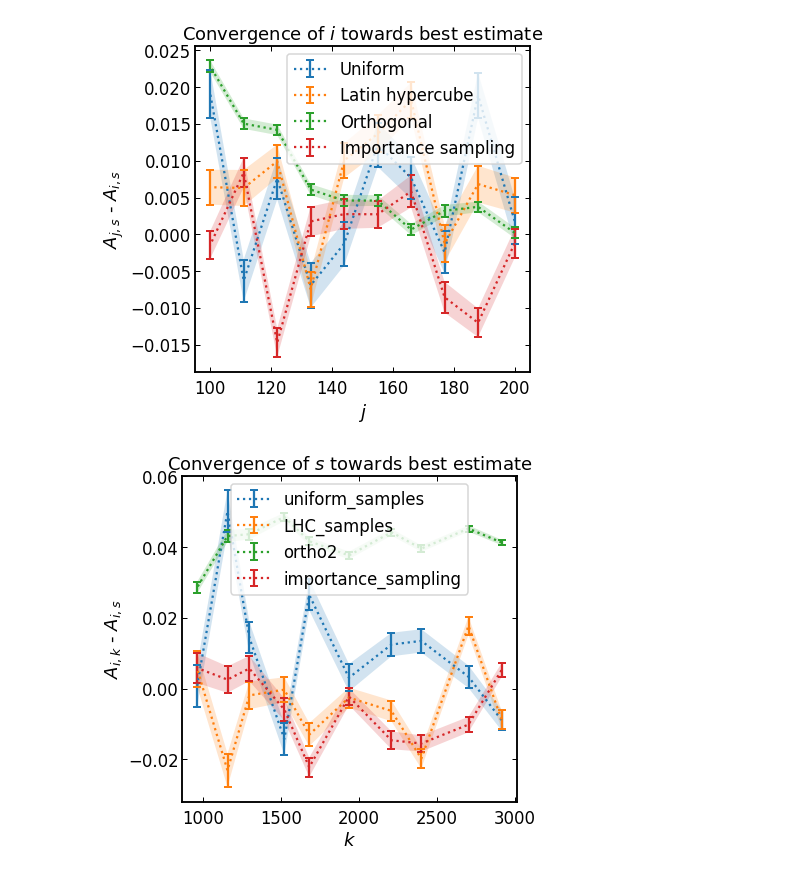
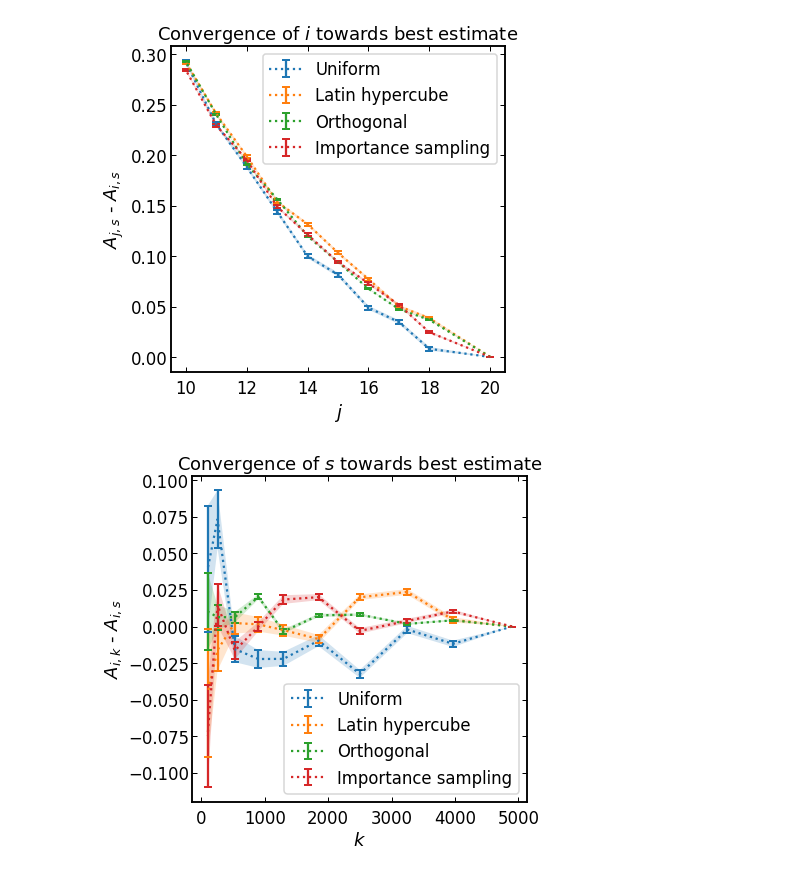
Before and after one commit to JesseFranzua/Mandlebrot, a Jupyter notebook: mandelbrot_combined_results.ipynb, the cells around one changed output. Saved outputs shown, nothing was run; the diff lists cells and outputs as text; code cells hidden in the pictures.

```diff
--- a/mandelbrot_combined_results.ipynb
+++ b/mandelbrot_combined_results.ipynb
@@ -158,7 +158,6 @@ class Convergence():
         self.rand_num_generator = rand_num_generator
         self.areas = 0
         self.max_mean, self.max_std = self.determine_area(max_i, max_s)
-        # self.min_mean, self.min_std = self.determine_area(min_i, min_s)
         self.means = []
         self.stds = []
         print(f'best estimate: {self.max_mean} with a standard deviation of {self.max_std} with i = {max_i}, s = {max_s}')
@@ -176,7 +175,7 @@ class Convergence():
         mean, std = self.determine_area(i, s)
         mean_diff = mean - self.max_mean
         std_diff = std + self.max_std
-        return mean_diff, std_diff
+        return mean_diff, std_diff, mean, std
 # %%
 # sampling area
 real_min = -2
@@ -188,18 +187,20 @@ area_box = (real_max - real_min) * (imag_max - imag_min)
 # settings
 n_cores = os.cpu_count()
 n_runs = 50
-min_i = 100
-max_i = 200
+min_i = 10
+max_i = 20
 n_different_i = 10
-min_s = 1000
-max_s = 3000
+min_s = 100
+max_s = 5000
 n_different_s = 10
 
 i_values = np.linspace(max_i, min_i, n_different_i, dtype=int)
 s_values = np.linspace(sqrt(max_s), sqrt(min_s), n_different_s, dtype=int) ** 2
 
+max_i = i_values[0]
+max_s = s_values[0]
+
 # # lists for looping
-
 
 # stds_s = np.zeros(n_different_s)
 # means_i = np.zeros(n_different_i)
@@ -301,20 +295,20 @@ for lst, name in zip(
         areas_max_all_results,
         stds_max_all_results,
         stds_s_all_results,
-        means_conv_i_all_results,
-        stds_conv_i_all_results,
-        means_conv_s_all_results,
-        stds_conv_s_all_results
+        means_diff_i_all_results,
+        stds_diff_i_all_results,
+        means_diff_s_all_results,
+        stds_diff_s_all_results
     ],
     [
         'areas_min_all_results',
         'areas_max_all_results',
         'stds_max_all_results',
         'stds_s_all_results',
-        'means_conv_i_all_results',
-        'stds_conv_i_all_results',
-        'means_conv_s_all_results',
-        'stds_conv_s_all_results'
+        'means_diff_i_all_results',
+        'stds_diff_i_all_results',
+        'means_diff_s_all_results',
+        'stds_diff_s_all_results'
     ]):
     np.save(f'results/{name}', np.array(lst))
 # %%
@@ -371,22 +365,22 @@ plt.show()
 # %%
 # plot shwoing the convegence towards the best estimate of the area
 
-for means, stds, name in zip(means_conv_i_all_results, stds_conv_i_all_results, sampling_names):
+for means, stds, name in zip(means_diff_i_all_results, stds_diff_i_all_results, sampling_names):
     plt.errorbar(i_values, means, stds, fmt=':', capsize=4, capthick=2, label=name)
     plt.fill_between(i_values, means - stds, means + stds, alpha=0.2)
 plt.legend()
 plt.title('Convergence of $i$ towards best estimate')
 plt.xlabel('$j$')
 plt.ylabel('$A_{j, s}$ - $A_{i, s}$')
 plt.savefig('area_conv.pdf')
 plt.show()
 # %% [output]
-[figure, old version]
+[figure, new version]
 # %%
 # plot shwoing the convegence towards the best estimate of the area
 
-for means, stds, samp in zip(means_conv_s_all_results, stds_conv_s_all_results, sampling_fuctions):
-    plt.errorbar(s_values, means, stds, fmt=':', capsize=4, capthick=2, label=samp.__name__)
+for means, stds, name in zip(means_diff_s_all_results, stds_diff_s_all_results, sampling_names):
+    plt.errorbar(s_values, means, stds, fmt=':', capsize=4, capthick=2, label=name)
     plt.fill_between(s_values, means - stds, means + stds, alpha=0.2)
 plt.legend()
 plt.title('Convergence of $s$ towards best estimate')
@@ -395,7 +389,7 @@ plt.ylabel('$A_{i, k}$ - $A_{i, s}$')
 plt.savefig('area_conv.pdf')
 plt.show()
 # %% [output]
-[figure, old version]
+[figure, new version]
 # %%
 # determine 95% confidence interval
 Z_value = 1.96
```
Also changed, not shown: parts of 5 cells of this notebook, 14 other files.
